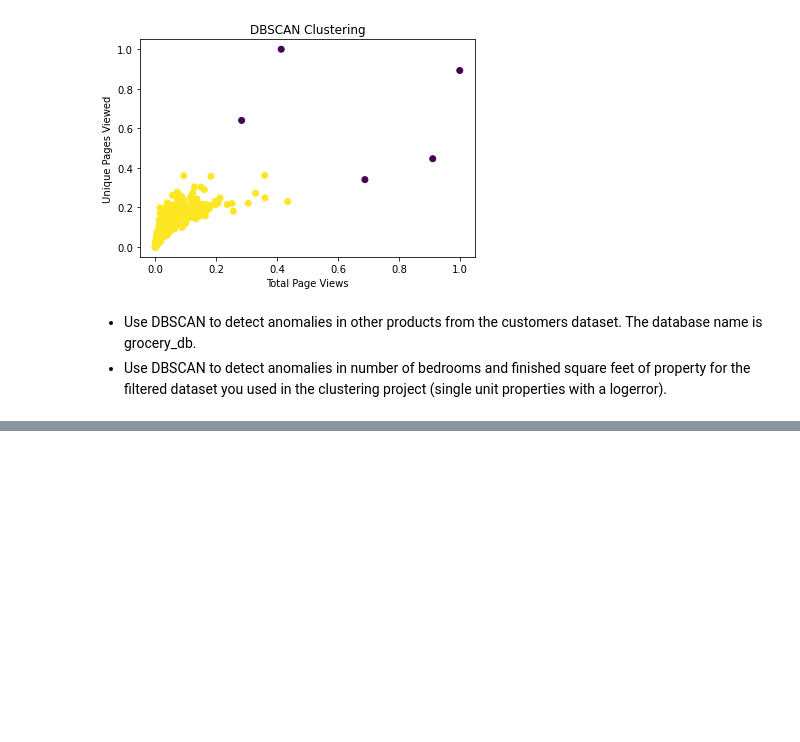
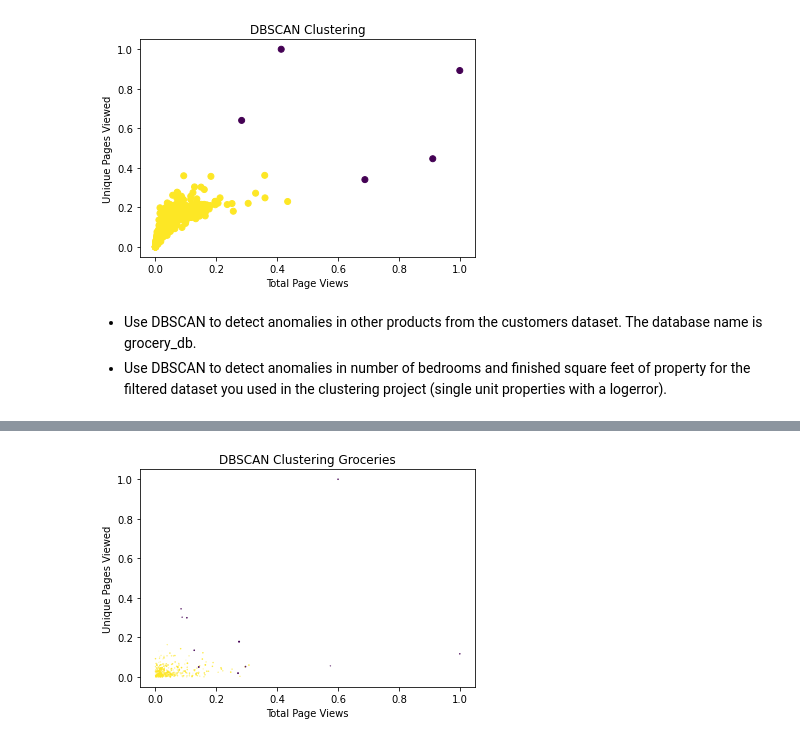
Before and after one commit to craigcalzado/anomaly-detection-exercises-, a Jupyter notebook: clustering_anomaly_detection.ipynb, the cells around one changed output, grey strips where cells are left out. Cells and saved outputs as stored; diff of their text form; code cells hidden in the pictures; blank space fills up the shorter version.

```diff
--- a/clustering_anomaly_detection.ipynb
+++ b/clustering_anomaly_detection.ipynb
@@ -182,0 +233,4 @@ def get_grocery_db():
+# %%
+# DBSCAN clustering
+dbs = DBSCAN(eps=0.1, min_samples=4).fit(scaled_frozen_deli_fresh)
+print(dbs)
@@ -182,0 +239,5 @@ def get_grocery_db():
+# %%
+groceries['Frozen_scaled'] = scaled_frozen_deli_fresh[:, 0]
+groceries['Delicassen_scaled'] = scaled_frozen_deli_fresh[:, 1]
+groceries['Fresh_scaled'] = scaled_frozen_deli_fresh[:, 2]
+groceries
@@ -182,0 +268,4 @@ def get_grocery_db():
+# %%
+# look at dbscan array
+labels = dbs.labels_
+labels[0:10]
@@ -182,0 +274,3 @@ def get_grocery_db():
+# %%
+# add the labels to the dataframe
+groceries['labels'] = labels
@@ -182,0 +289,10 @@ def get_grocery_db():
+# %%
+# plot the data
+plt.scatter(groceries['Frozen_scaled'], groceries['Delicassen_scaled'], groceries['Fresh_scaled'], c=groceries.labels)
+# add labels
+plt.xlabel('Total Page Views')
+plt.ylabel('Unique Pages Viewed')
+plt.title('DBSCAN Clustering Groceries')
+plt.show();
+# %% [output]
+[figure, added]
```
Also changed, not shown: parts of 9 cells of this notebook.
